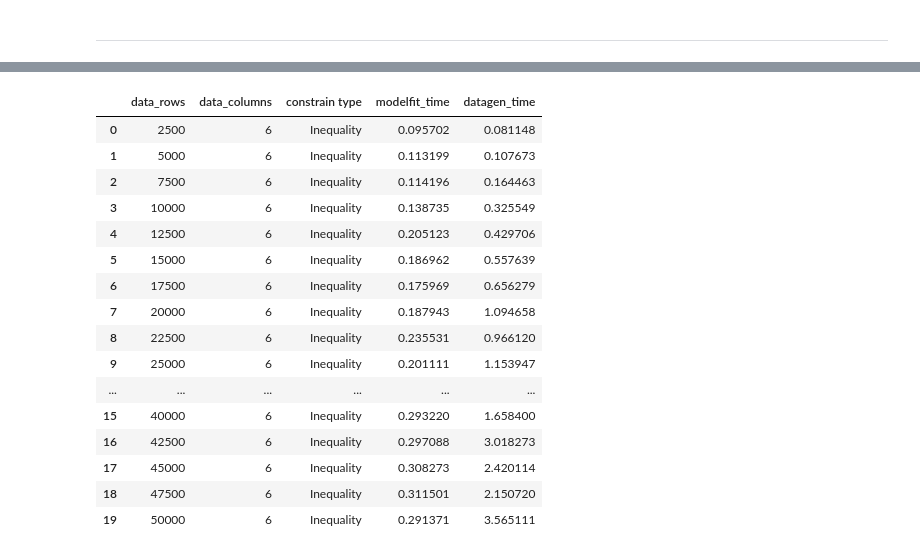
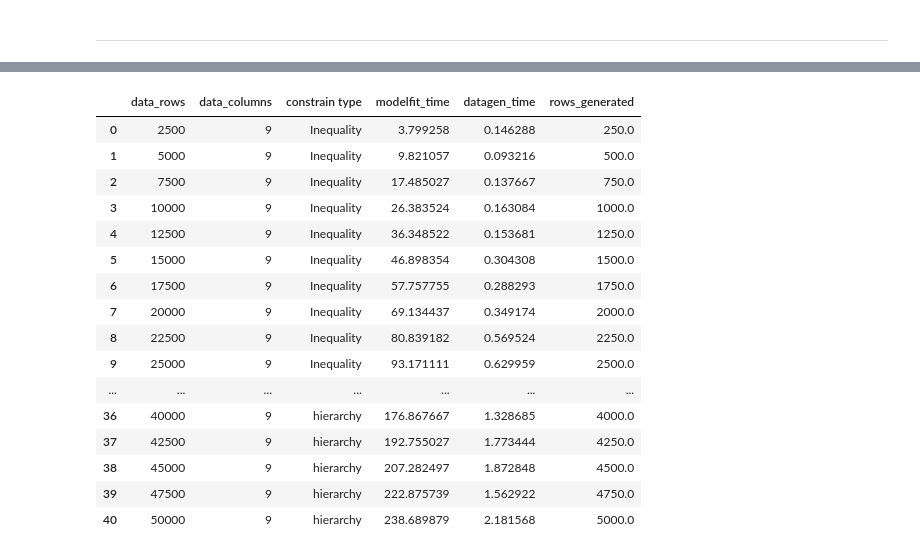
Before and after one commit to YunyiLian/Synthetic_Data_Generation_DS, a Jupyter notebook: src/benchmark_detector_model.ipynb, the cells around one changed output, grey strips where cells are left out. Saved outputs shown, nothing was run; the diff lists cells and outputs as text; code cells hidden in the pictures.

Commit message:
Benchmarking scripts, Hierarchy detect, multi constrain implementation

```diff
--- a/src/benchmark_detector_model.ipynb
+++ b/src/benchmark_detector_model.ipynb
@@ -607,0 +901,41 @@ Execution Time: 0.0002 seconds
+# %%
+data_select = data.sample(round(data.shape[0]*0.1),ignore_index=True)
+# model_bm = pd.DataFrame(columns = ['data_rows',
+#                                    'data_columns',
+#                                    'constrain type',
+#                                    'modelfit_time',
+#                                    'datagen_time',
+#                                    'rows_generated'])
+
+for div in np.linspace(1, 0, num=20, endpoint=False)[::-1]:
+
+    print("*"*20)
+    data_div = data_select.sample(round(data_select.shape[0]*round(div,2)),ignore_index=True)
+
+    detector_obj = Detector(data_div, 0.95)
+
+    detector_obj.detect_hierarchy()
+
+    detector_obj.create_constraints()
+
+    model = GaussianCopula(constraints=detector_obj.constraints)
+
+    st = time.time()
+    model.fit(detector_obj.data)
+    et = time.time()
+    modelfit_time = et - st
+
+    st = time.time()
+    new_data = model.sample(num_rows= round(data_div.shape[0]*0.1))
+    et = time.time()
+    datagen_time = et - st
+
+    list_row = [data_div.shape[0],
+                data_div.shape[1],
+                "hierarchy",
+                modelfit_time,
+                datagen_time,
+                round(data_div.shape[0]*0.1)
+               ]
+
+    model_bm.loc[len(model_bm)] = list_row
@@ -646,22 +1158,22 @@ for div in np.linspace(1, 0, num=20, endpoint=False):
 # %%
 path ="/Users/santoshitadanki/Synthetic_Data_Generation_DS/data/benchmark_results/"
-model_bm.to_csv(path+"model_benchmark_02.23.01.csv",index=False)
+model_bm.to_csv(path+"model_benchmark_03.23.01.csv",index=False)
 model_bm
 # %% [output]
-|  | data_rows | data_columns | constrain type | modelfit_time | datagen_time |
-| 0 | 2500 | 6 | Inequality | 0.095702 | 0.081148 |
-| 1 | 5000 | 6 | Inequality | 0.113199 | 0.107673 |
-| 2 | 7500 | 6 | Inequality | 0.114196 | 0.164463 |
-| 3 | 10000 | 6 | Inequality | 0.138735 | 0.325549 |
-| 4 | 12500 | 6 | Inequality | 0.205123 | 0.429706 |
-| 5 | 15000 | 6 | Inequality | 0.186962 | 0.557639 |
-| 6 | 17500 | 6 | Inequality | 0.175969 | 0.656279 |
-| 7 | 20000 | 6 | Inequality | 0.187943 | 1.094658 |
-| 8 | 22500 | 6 | Inequality | 0.235531 | 0.966120 |
-| 9 | 25000 | 6 | Inequality | 0.201111 | 1.153947 |
-| ... | ... | ... | ... | ... | ... |
-| 15 | 40000 | 6 | Inequality | 0.293220 | 1.658400 |
-| 16 | 42500 | 6 | Inequality | 0.297088 | 3.018273 |
-| 17 | 45000 | 6 | Inequality | 0.308273 | 2.420114 |
-| 18 | 47500 | 6 | Inequality | 0.311501 | 2.150720 |
-| 19 | 50000 | 6 | Inequality | 0.291371 | 3.565111 |
+|  | data_rows | data_columns | constrain type | modelfit_time | datagen_time | rows_generated |
+| 0 | 2500 | 9 | Inequality | 3.799258 | 0.146288 | 250.0 |
+| 1 | 5000 | 9 | Inequality | 9.821057 | 0.093216 | 500.0 |
+| 2 | 7500 | 9 | Inequality | 17.485027 | 0.137667 | 750.0 |
+| 3 | 10000 | 9 | Inequality | 26.383524 | 0.163084 | 1000.0 |
+| 4 | 12500 | 9 | Inequality | 36.348522 | 0.153681 | 1250.0 |
+| 5 | 15000 | 9 | Inequality | 46.898354 | 0.304308 | 1500.0 |
+| 6 | 17500 | 9 | Inequality | 57.757755 | 0.288293 | 1750.0 |
+| 7 | 20000 | 9 | Inequality | 69.134437 | 0.349174 | 2000.0 |
+| 8 | 22500 | 9 | Inequality | 80.839182 | 0.569524 | 2250.0 |
+| 9 | 25000 | 9 | Inequality | 93.171111 | 0.629959 | 2500.0 |
+| ... | ... | ... | ... | ... | ... | ... |
+| 36 | 40000 | 9 | hierarchy | 176.867667 | 1.328685 | 4000.0 |
+| 37 | 42500 | 9 | hierarchy | 192.755027 | 1.773444 | 4250.0 |
+| 38 | 45000 | 9 | hierarchy | 207.282497 | 1.872848 | 4500.0 |
+| 39 | 47500 | 9 | hierarchy | 222.875739 | 1.562922 | 4750.0 |
+| 40 | 50000 | 9 | hierarchy | 238.689879 | 2.181568 | 5000.0 |
```
Also changed, not shown: parts of 20 cells of this notebook, 7 other files.
